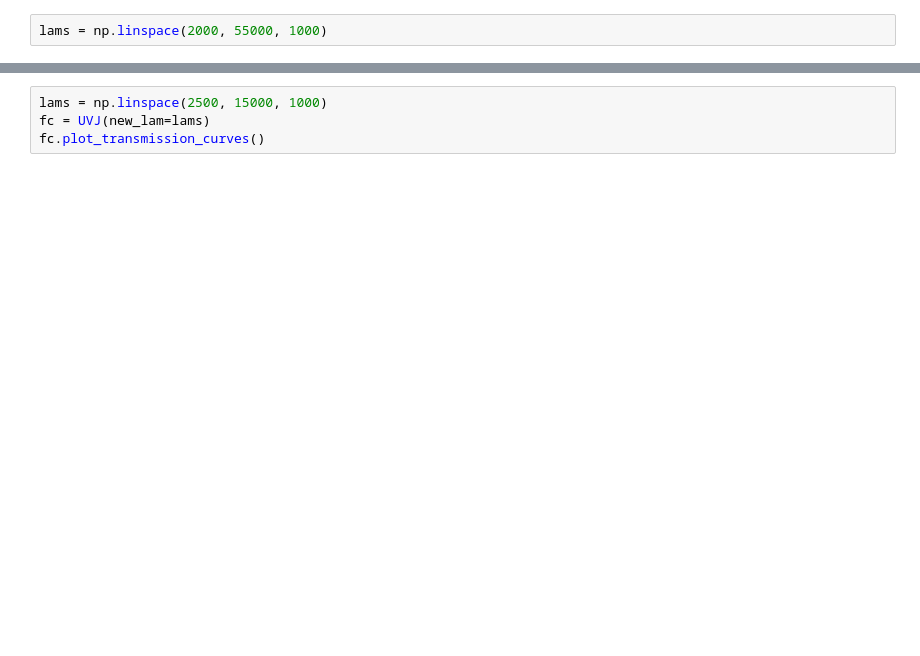
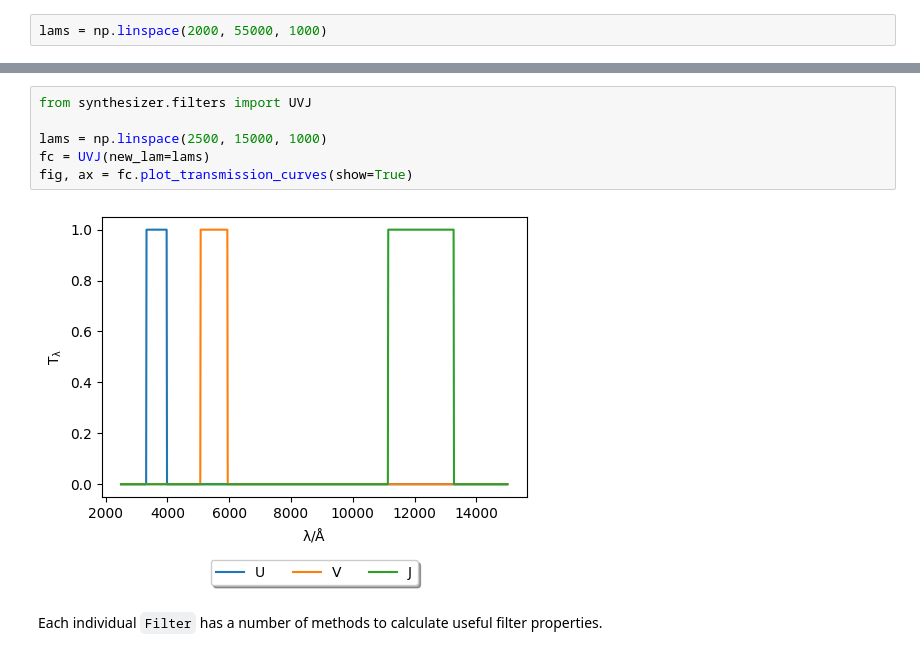
Before and after one commit to WillJRoper/synthesizer-history_change, a Jupyter notebook: docs/source/filters.ipynb, the cells around one changed output, grey strips where cells are left out. Drawn from its saved outputs; the diff is of its cells as text; blank space fills up the shorter version.

```diff
--- a/docs/source/filters.ipynb
+++ b/docs/source/filters.ipynb
@@ -71,4 +141,10 @@ There's also a helper function to create the above UVJ filter set.
 # %%
+from synthesizer.filters import UVJ
+
 lams = np.linspace(2500, 15000, 1000)
 fc = UVJ(new_lam=lams)
-fc.plot_transmission_curves()
+fig, ax = fc.plot_transmission_curves(show=True)
+# %% [output]
+[figure, added]
+# %% [markdown]
+Each individual `Filter` has a number of methods to calculate useful filter properties.
```
Also changed, not shown: parts of 44 cells of this notebook.
